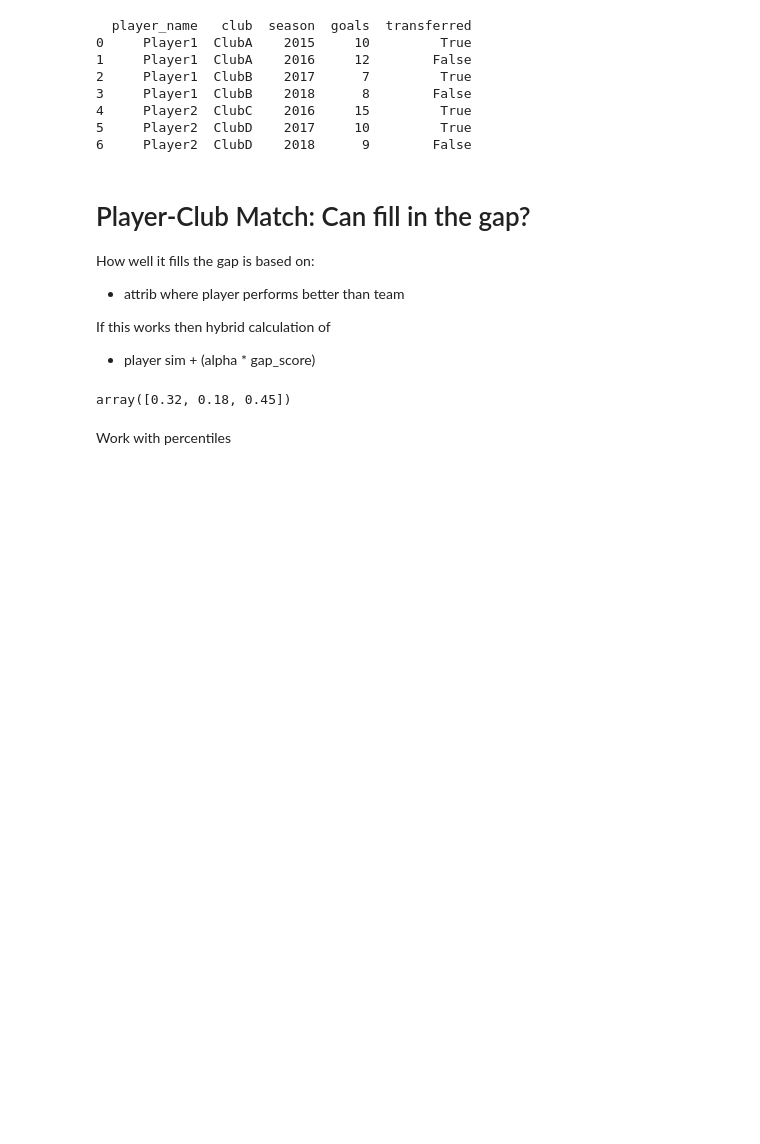
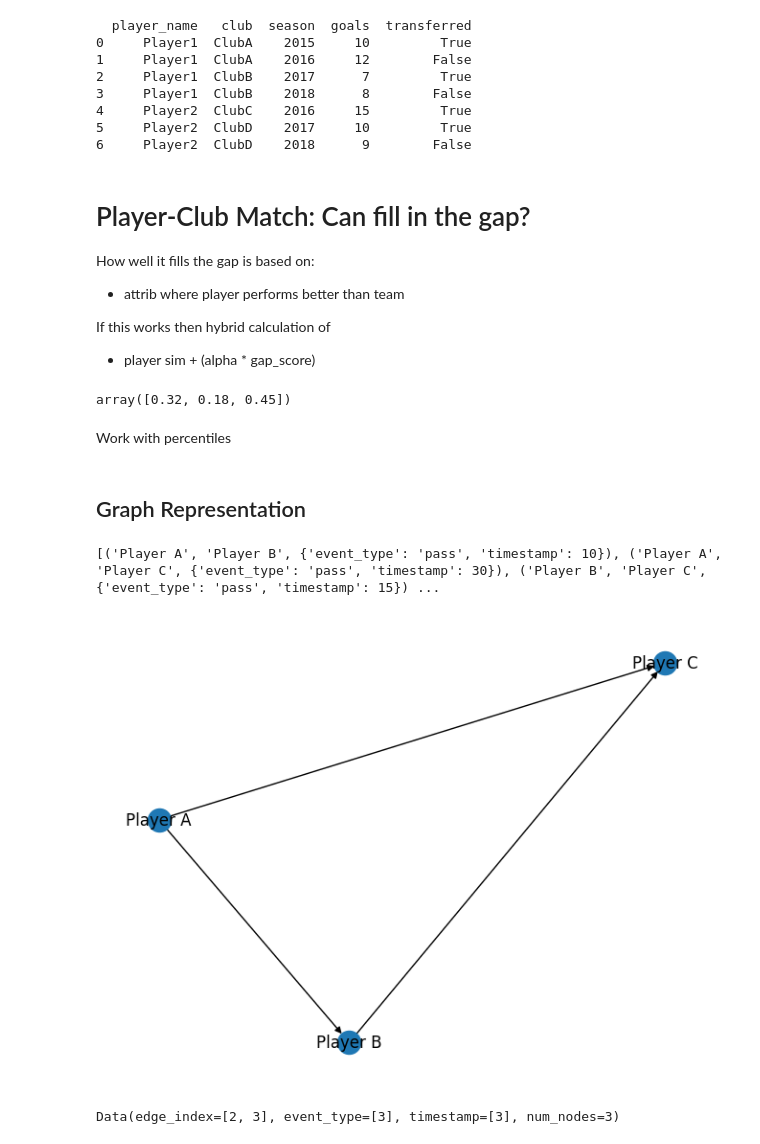
Before and after one commit to allorenz/football-player-similarity, a Jupyter notebook: src/playground.ipynb, the cells around one changed output. Saved outputs shown, nothing was run; the diff lists cells and outputs as text; code cells hidden in the pictures; blank space fills up the shorter version.

```diff
--- a/src/playground.ipynb
+++ b/src/playground.ipynb
@@ -586,3 +586,43 @@ for i, team in enumerate(team_metrics):
     print(f"Team {i+1}:")
     print("Strengths:", strengths[i])
     print("Weaknesses:", weaknesses[i])
+# %% [markdown]
+## Graph Representation
+# %%
+import networkx as nx
+
+# Example data
+events = [
+    {'event': 'pass', 'from_player': 'Player A', 'to_player': 'Player B', 'timestamp': 10},
+    {'event': 'pass', 'from_player': 'Player B', 'to_player': 'Player C', 'timestamp': 15},
+    {'event': 'pass', 'from_player': 'Player A', 'to_player': 'Player C', 'timestamp': 30},
+    {'event': 'tackle', 'from_player': 'Player C', 'to_player': 'Player A', 'timestamp': 50},
+]
+
+# Create directed graph
+G = nx.DiGraph()
+
+# Add edges based on events (this is a simple pass-based graph)
+for event in events:
+    if event['event'] == 'pass':
+        G.add_edge(event['from_player'], event['to_player'], event_type=event['event'], timestamp=event['timestamp'])
+
+# Inspect the graph
+print(G.edges(data=True))
+nx.draw(G, with_labels=True)
+# %% [output]
+[('Player A', 'Player B', {'event_type': 'pass', 'timestamp': 10}), ('Player A', 'Player C', {'event_type': 'pass', 'timestamp': 30}), ('Player B', 'Player C', {'event_type': 'pass', 'timestamp': 15}) ...
+[figure, added]
+# %%
+from torch_geometric.utils import from_networkx
+
+# Convert to PyTorch Geometric Data format
+data = from_networkx(G)
+
+# Optional: Add node features (e.g., player statistics, position, etc.)
+# data.x = torch.tensor([...])
+
+# Inspect data
+print(data)
+# %% [output]
+Data(edge_index=[2, 3], event_type=[3], timestamp=[3], num_nodes=3)
```
Also changed, not shown: 5 other files.
